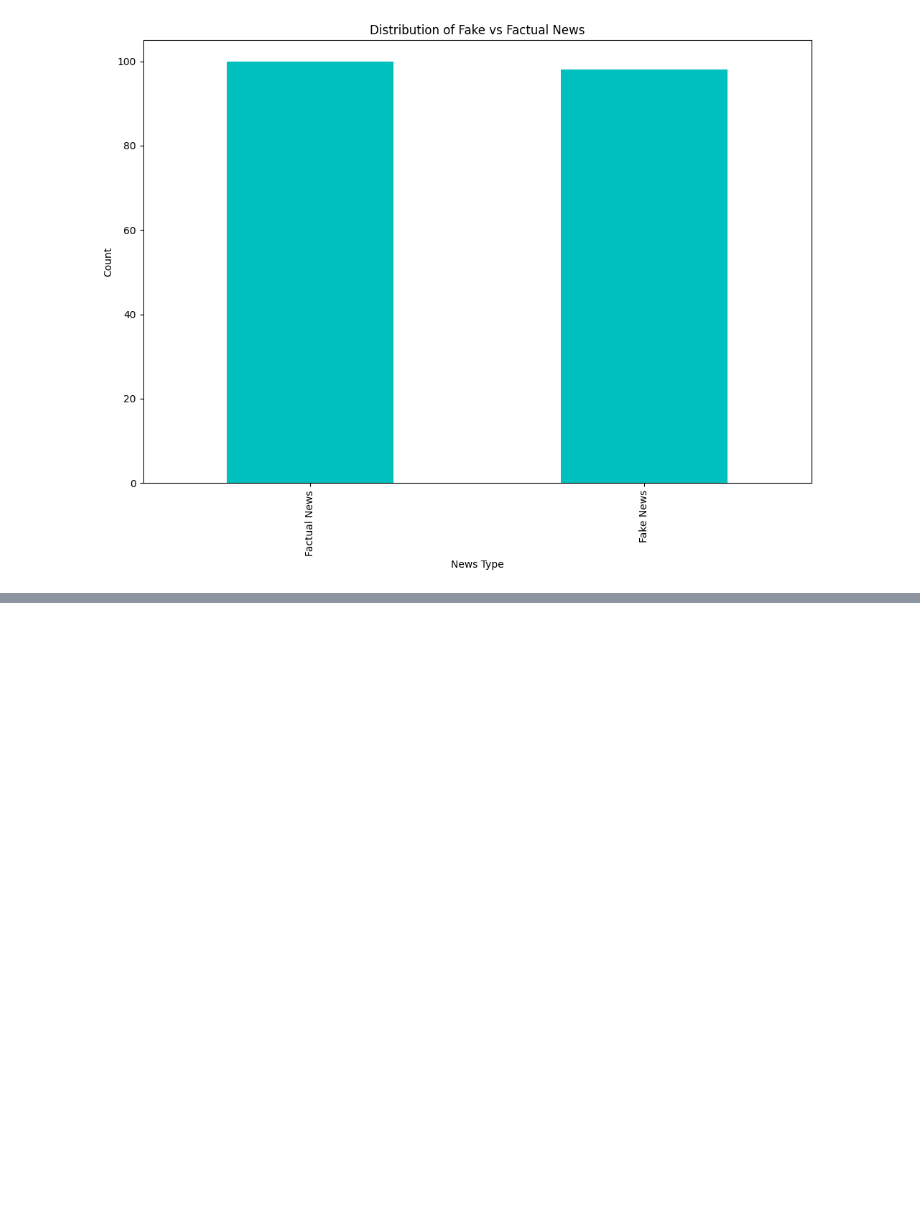
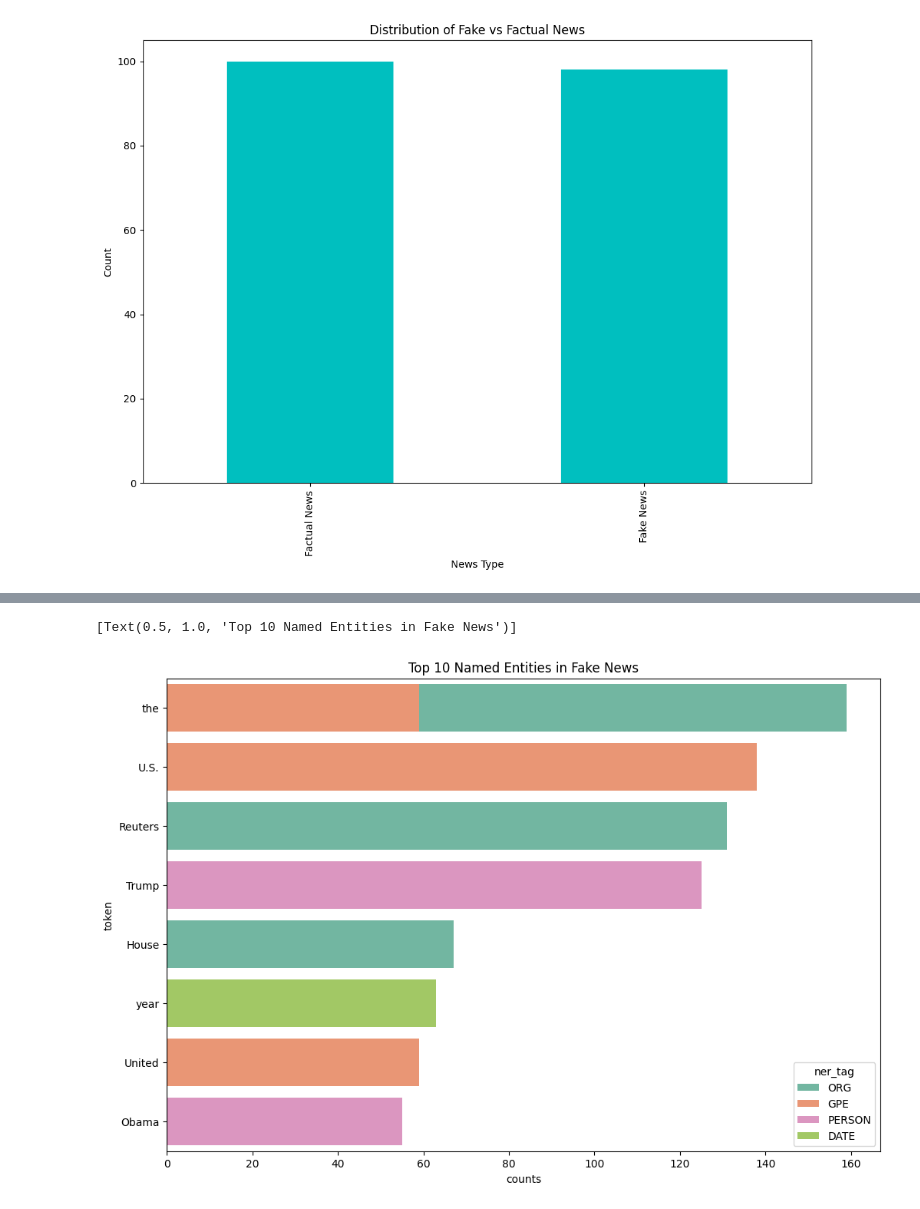
Before and after one commit to faruqonaayo/fake_news_categorizer, a Jupyter notebook: fake_news_categorizer.ipynb, the cells around one changed output, grey strips where cells are left out. Cells and saved outputs as stored; diff of their text form; code cells hidden in the pictures; blank space fills up the shorter version.

Commit message:
Complete the POS and NER tagging. Also complete the text preprocessing

```diff
--- a/fake_news_categorizer.ipynb
+++ b/fake_news_categorizer.ipynb
@@ -59,0 +109,8 @@ Text(0, 0.5, 'Count')
+# %%
+columns = ['token', 'ner_tag', 'pos_tag']
+fact_tagsdf = pd.DataFrame(columns=columns)
+# %%
+for doc in fact_spacydocs:
+    tags = extract_token_tags(doc)
+    new_record = pd.DataFrame(tags, columns=columns)
+    fact_tagsdf = pd.concat([fact_tagsdf, new_record], ignore_index=True)
@@ -59,0 +193,2 @@ Text(0, 0.5, 'Count')
+# %%
+tip_entities_fact = fact_tagsdf[fact_tagsdf['ner_tag'] != ''].groupby(['token','ner_tag']).size().reset_index(name='counts').sort_values(by='counts',ascending=False)
@@ -59,0 +219,13 @@ Text(0, 0.5, 'Count')
+# %%
+sns.barplot(
+    x='counts',
+    y='token',
+    hue='ner_tag',
+    palette=ner_palette,
+    data=tip_entities_fact.head(10),
+    orient='h',
+    dodge=False
+).set(title='Top 10 Named Entities in Fake News')
+# %% [output]
+[Text(0.5, 1.0, 'Top 10 Named Entities in Fake News')]
+[figure, added]
```
Also changed, not shown: parts of 40 cells of this notebook.
